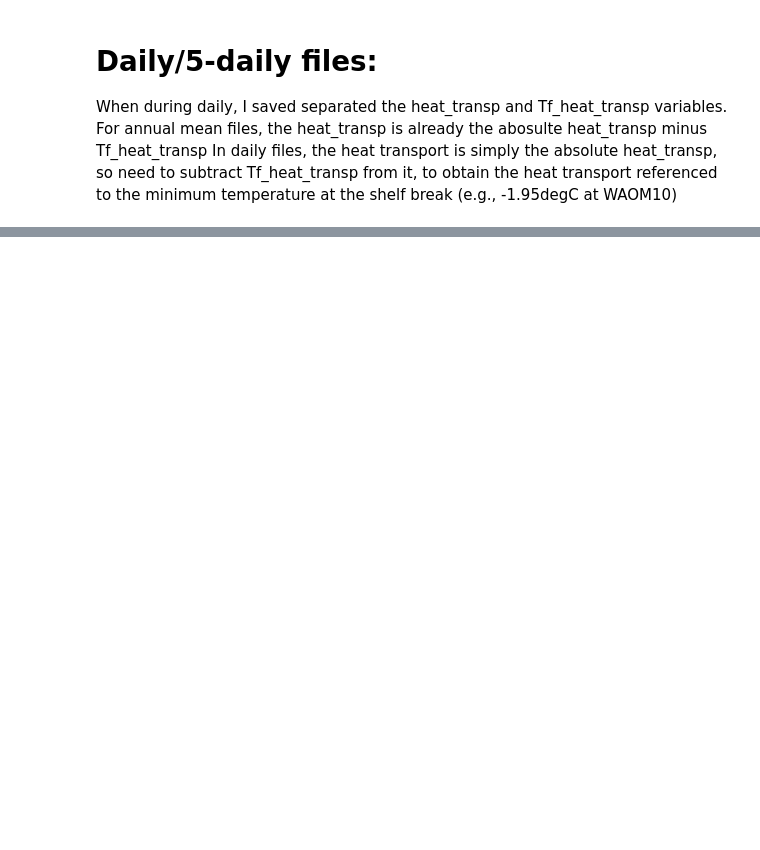
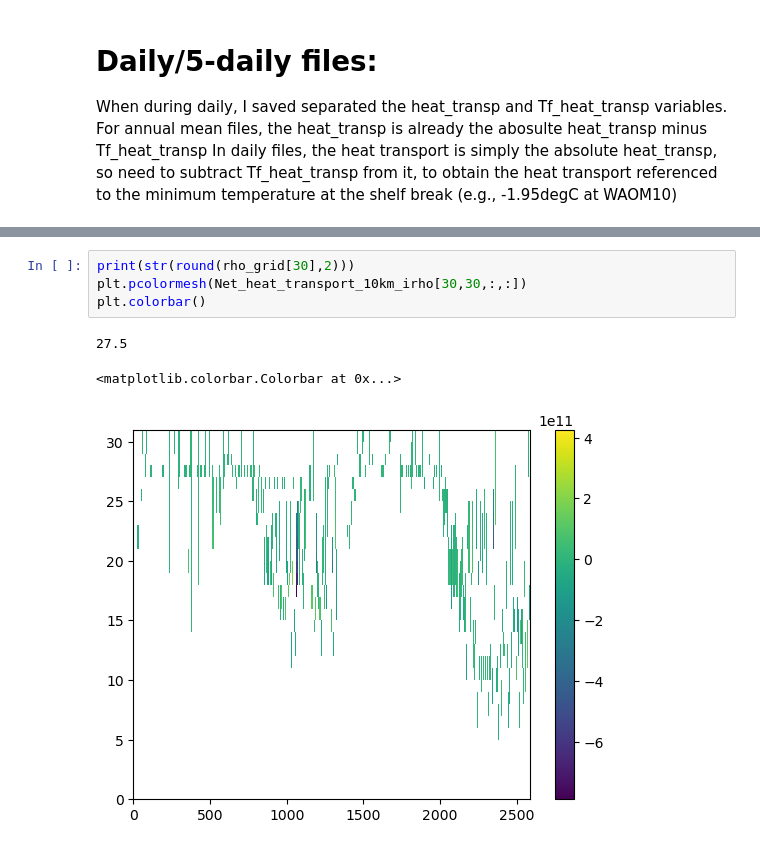
Before and after one commit to fabiobdias/waom_notebook, a Jupyter notebook: OHB_shelf/WAOM10x4_Cross-1500m-Transport_comparison_daily.ipynb, the cells around one changed output, grey strips where cells are left out. Drawn from its saved outputs; the diff is of its cells as text; blank space fills up the shorter version.

```diff
--- a/OHB_shelf/WAOM10x4_Cross-1500m-Transport_comparison_daily.ipynb
+++ b/OHB_shelf/WAOM10x4_Cross-1500m-Transport_comparison_daily.ipynb
@@ -579,0 +1159,8 @@ plt.savefig(fig_path + name_fig, dpi=300)
+# %%
+print(str(round(rho_grid[30],2)))
+plt.pcolormesh(Net_heat_transport_10km_irho[30,30,:,:])
+plt.colorbar()
+# %% [output]
+27.5
+<matplotlib.colorbar.Colorbar at 0x...>
+[figure, added]
```
Also changed, not shown: parts of 83 cells of this notebook, 17 other files.
